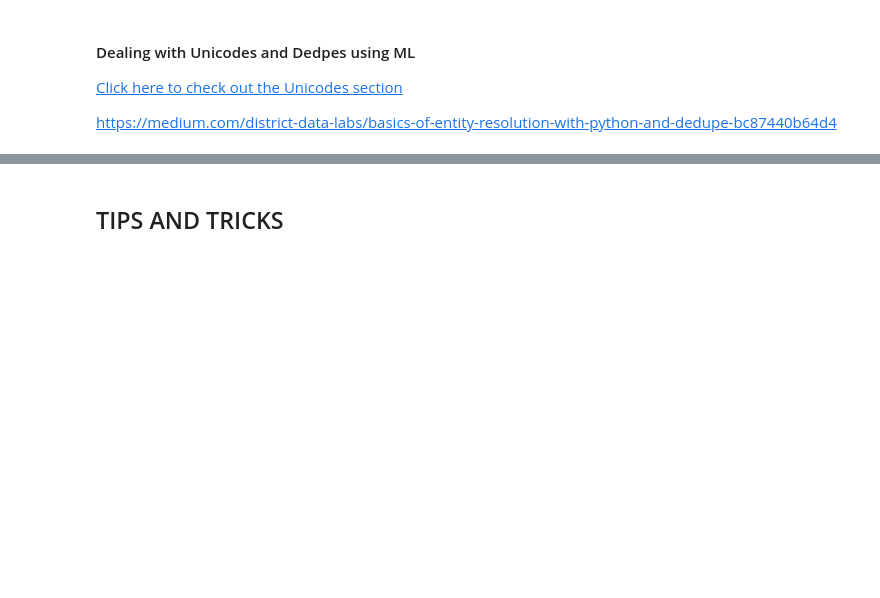
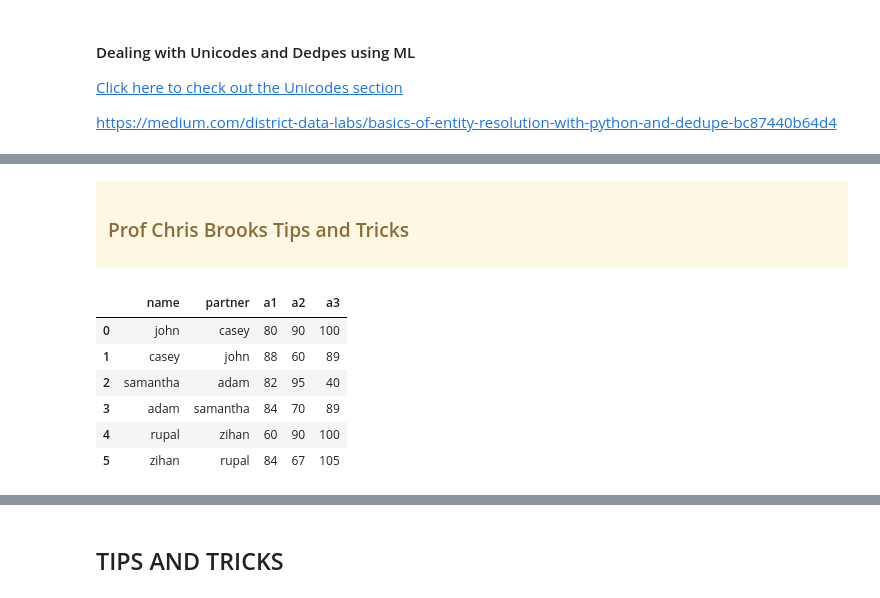
Before and after one commit to sjtalkar/StartHereTemplates, a Jupyter notebook: TemplateFileForDataCleaning.ipynb, the cells around one changed output, grey strips where cells are left out. Cells and saved outputs as stored; diff of their text form; code cells hidden in the pictures; blank space fills up the shorter version.

```diff
--- a/TemplateFileForDataCleaning.ipynb
+++ b/TemplateFileForDataCleaning.ipynb
@@ -360,0 +678,24 @@ train['Fare'].value_counts(bins=7)
+# %% [markdown]
+<div class= 'alert alert-block alert-warning'>
+  <h3>Prof Chris Brooks Tips and Tricks</h3>
+</div>
+# %%
+import pandas as pd
+
+attendees=[
+    {"name":"john","partner":"casey","a1":80,"a2":90,"a3":100},
+    {"name":"casey","partner":"john","a1":88,"a2":60,"a3":89},
+    {"name":"samantha","partner":"adam","a1":82,"a2":95,"a3":40},
+    {"name":"adam","partner":"samantha","a1":84,"a2":70,"a3":89},
+    {"name":"rupal","partner":"zihan","a1":60,"a2":90,"a3":100},
+    {"name":"zihan","partner":"rupal","a1":84,"a2":67,"a3":105}]
+df=pd.DataFrame(attendees)
+display(df)
+# %% [output]
+|  | name | partner | a1 | a2 | a3 |
+| 0 | john | casey | 80 | 90 | 100 |
+| 1 | casey | john | 88 | 60 | 89 |
+| 2 | samantha | adam | 82 | 95 | 40 |
+| 3 | adam | samantha | 84 | 70 | 89 |
+| 4 | rupal | zihan | 60 | 90 | 100 |
+| 5 | zihan | rupal | 84 | 67 | 105 |
```
Also changed, not shown: parts of 28 cells of this notebook.
